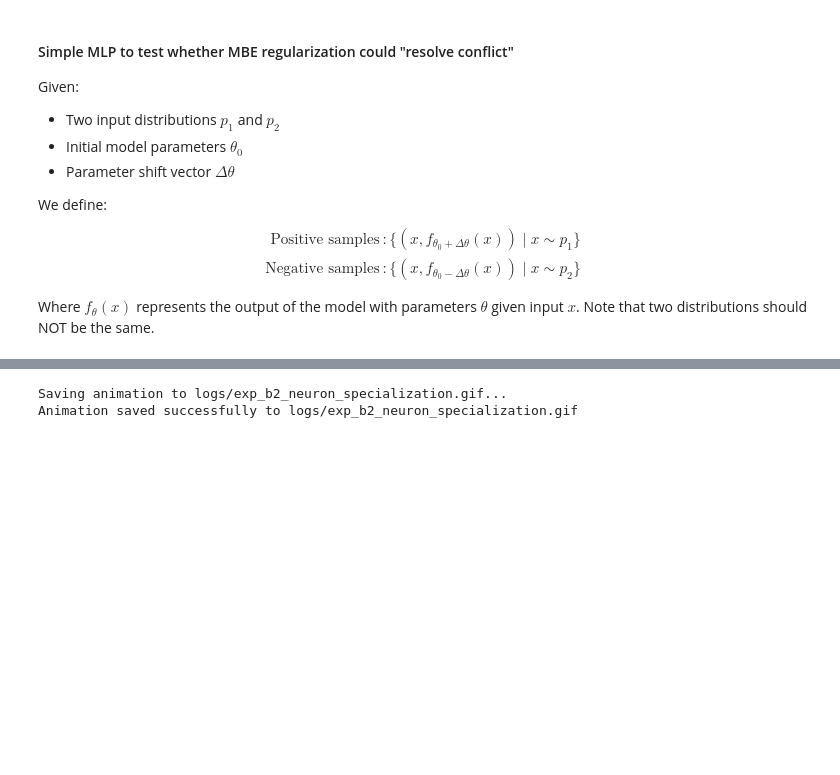
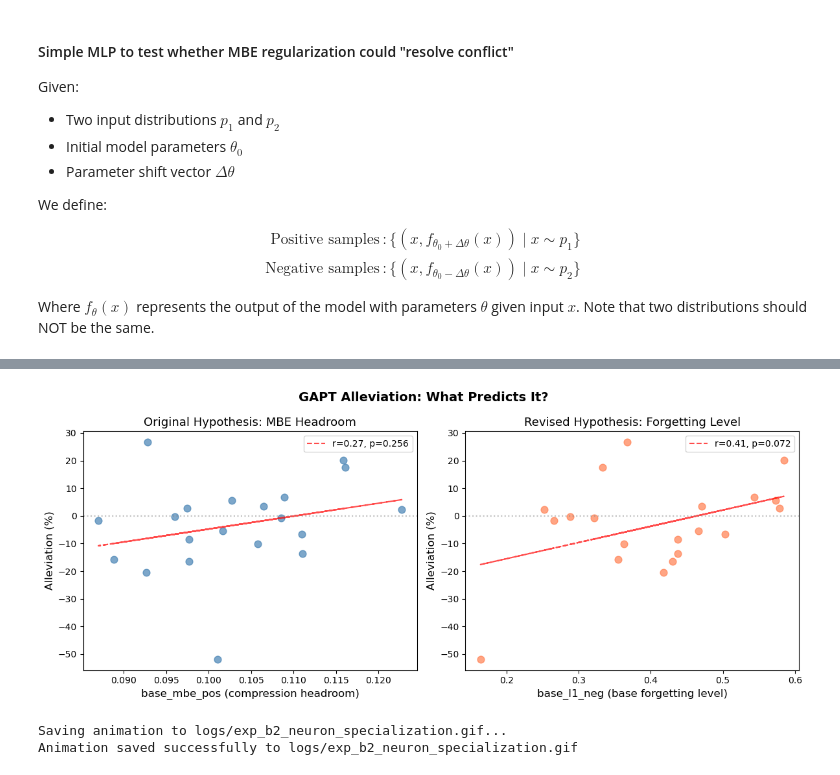
Before and after one commit to fangyuan-ksgk/mod_gpt, a Jupyter notebook: conflict_experience_experiment.ipynb, the cells around one changed output, grey strips where cells are left out. Saved outputs shown, nothing was run; the diff lists cells and outputs as text; code cells hidden in the pictures; blank space fills up the shorter version.

```diff
--- a/conflict_experience_experiment.ipynb
+++ b/conflict_experience_experiment.ipynb
@@ -559,3 +275,50 @@ if __name__ == "__main__":
+# %%
+import matplotlib.pyplot as plt
+from scipy import stats
+import numpy as np
+
+gapt_df = df[df['ft_method'] == 'gapt']
+
+fig, axes = plt.subplots(1, 2, figsize=(12, 5))
+
+# --- Plot 1: base_mbe_pos vs alleviation ---
+ax = axes[0]
+ax.scatter(gapt_df['base_mbe_pos'], gapt_df['alleviation_pct'], alpha=0.7, s=60, c='steelblue')
+
+# Regression line
+x = gapt_df['base_mbe_pos']
+y = gapt_df['alleviation_pct']
+slope, intercept, r, p, _ = stats.linregress(x, y)
+ax.plot(x, slope * x + intercept, 'r--', alpha=0.7, label=f'r={r:.2f}, p={p:.3f}')
+
+ax.axhline(0, color='gray', linestyle=':', alpha=0.5)
+ax.set_xlabel('base_mbe_pos (compression headroom)', fontsize=12)
+ax.set_ylabel('Alleviation (%)', fontsize=12)
+ax.set_title('Original Hypothesis: MBE Headroom', fontsize=13)
+ax.legend()
+
+# --- Plot 2: base_l1_neg vs alleviation ---
+ax = axes[1]
+ax.scatter(gapt_df['base_l1_neg'], gapt_df['alleviation_pct'], alpha=0.7, s=60, c='coral')
+
+# Regression line
+x = gapt_df['base_l1_neg']
+y = gapt_df['alleviation_pct']
+slope, intercept, r, p, _ = stats.linregress(x, y)
+ax.plot(x, slope * x + intercept, 'r--', alpha=0.7, label=f'r={r:.2f}, p={p:.3f}')
+
+ax.axhline(0, color='gray', linestyle=':', alpha=0.5)
+ax.set_xlabel('base_l1_neg (base forgetting level)', fontsize=12)
+ax.set_ylabel('Alleviation (%)', fontsize=12)
+ax.set_title('Revised Hypothesis: Forgetting Level', fontsize=13)
+ax.legend()
+
+plt.suptitle('GAPT Alleviation: What Predicts It?', fontsize=14, fontweight='bold')
+plt.tight_layout()
+plt.savefig('bin/gapt_correlation_analysis.png', dpi=150)
+plt.show()
+# %% [output]
+[figure, added]
 # %%
 save_path = f"logs/{exp_name}_neuron_specialization.gif"
 print(f"Saving animation to {save_path}...")
```
Also changed, not shown: parts of 25 cells of this notebook, 5 other files.
